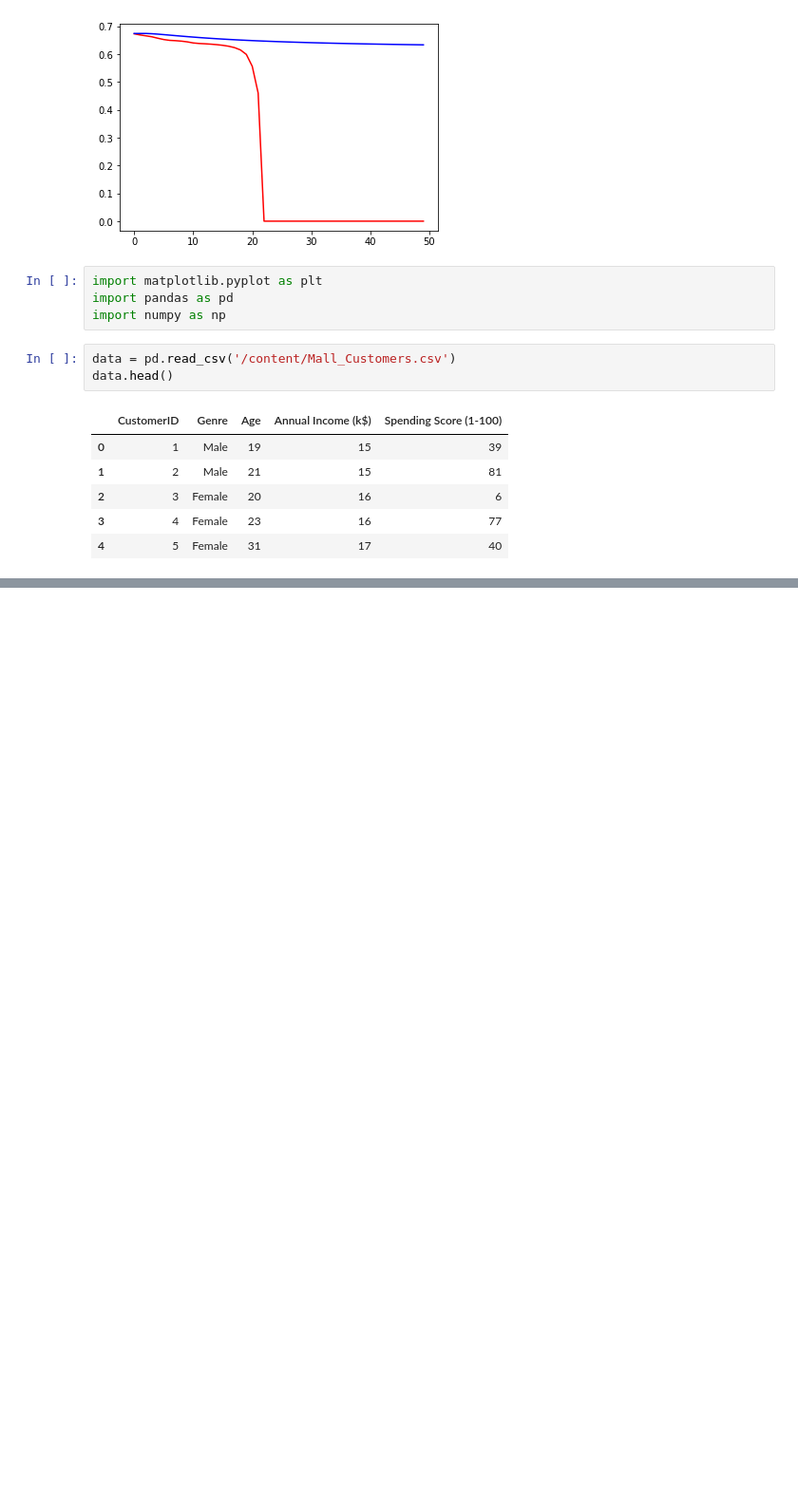
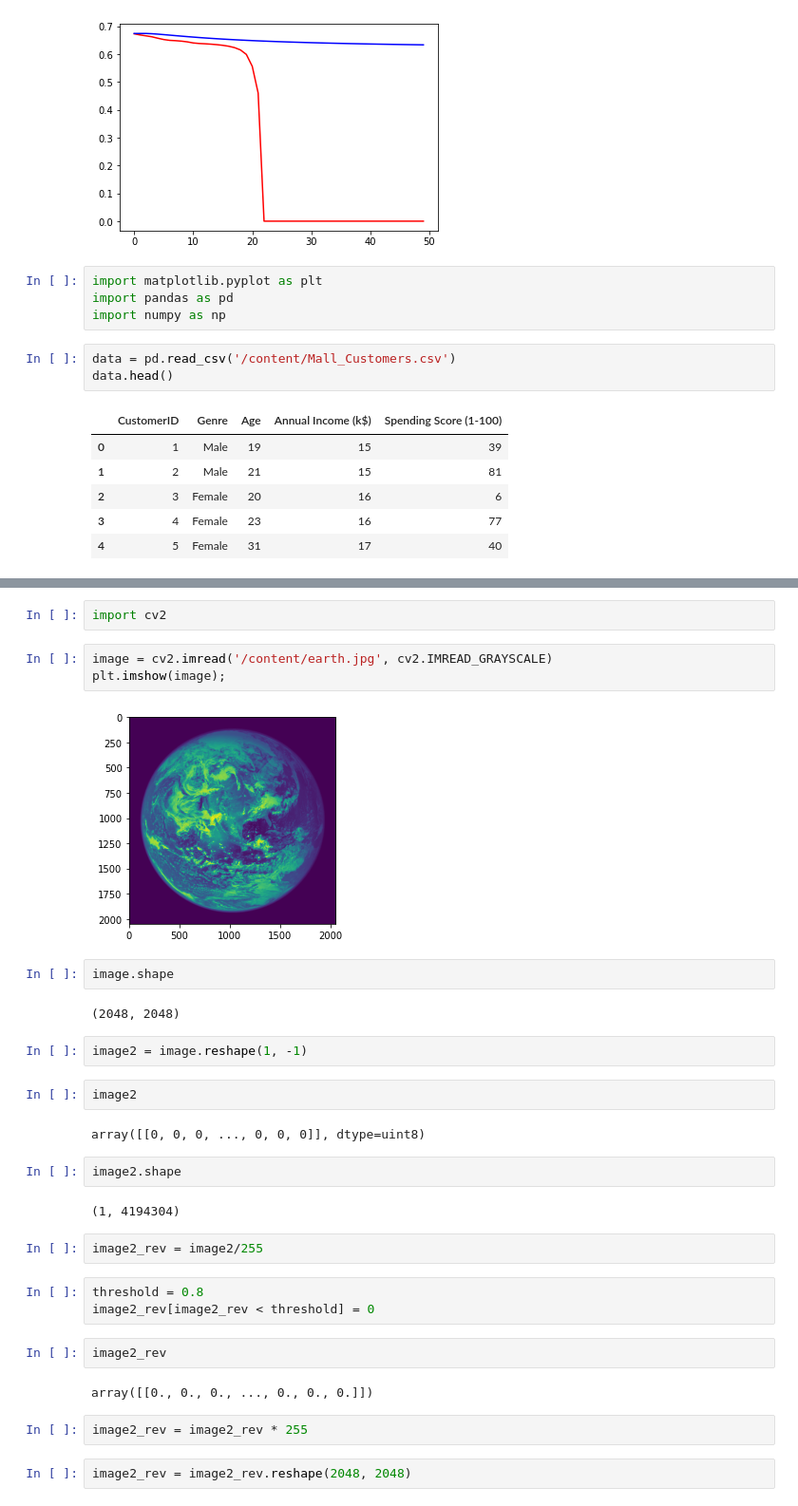
Before and after one commit to eaglehkim/python, a Jupyter notebook: prac5.ipynb, the cells around one changed output, grey strips where cells are left out. Shown at 95% size. Saved outputs shown, nothing was run; the diff lists cells and outputs as text; blank space fills up the shorter version.

```diff
--- a/prac5.ipynb
+++ b/prac5.ipynb
@@ -1372,0 +1436,34 @@ data.head()
+# %%
+import cv2
+# %%
+image = cv2.imread('/content/earth.jpg', cv2.IMREAD_GRAYSCALE)
+plt.imshow(image);
+# %% [output]
+[figure, added]
+# %%
+image.shape
+# %% [output]
+(2048, 2048)
+# %%
+image2 = image.reshape(1, -1)
+# %%
+image2
+# %% [output]
+array([[0, 0, 0, ..., 0, 0, 0]], dtype=uint8)
+# %%
+image2.shape
+# %% [output]
+(1, 4194304)
+# %%
+image2_rev = image2/255
+# %%
+threshold = 0.8
+image2_rev[image2_rev < threshold] = 0
+# %%
+image2_rev
+# %% [output]
+array([[0., 0., 0., ..., 0., 0., 0.]])
+# %%
+image2_rev = image2_rev * 255
+# %%
+image2_rev = image2_rev.reshape(2048, 2048)
```
Also changed, not shown: parts of 26 cells of this notebook.
